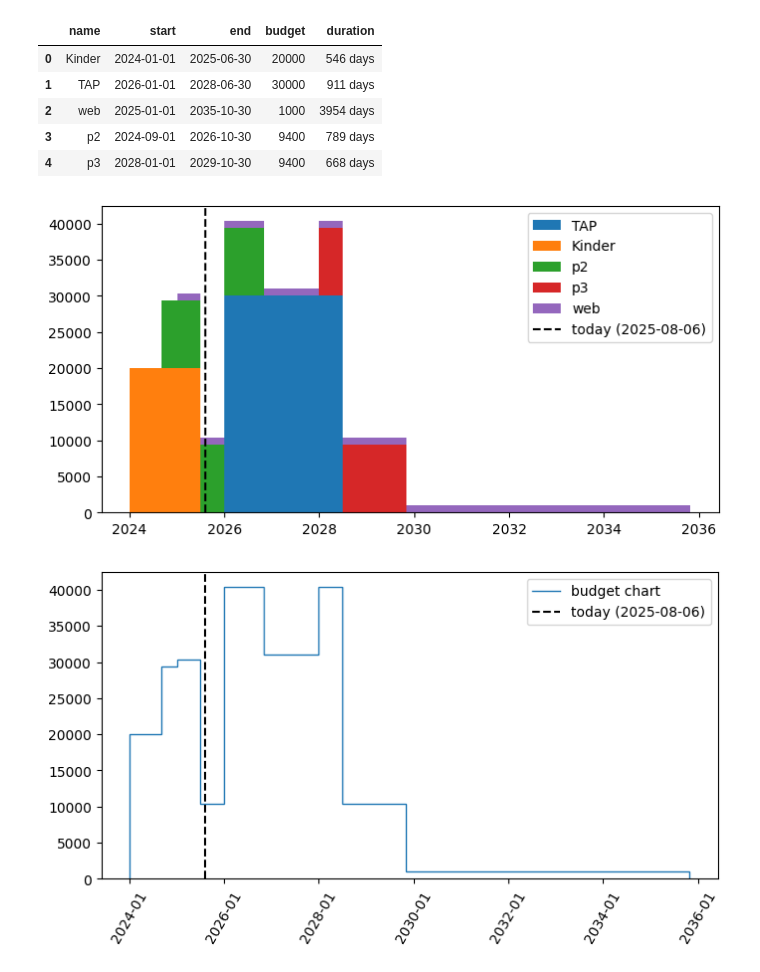
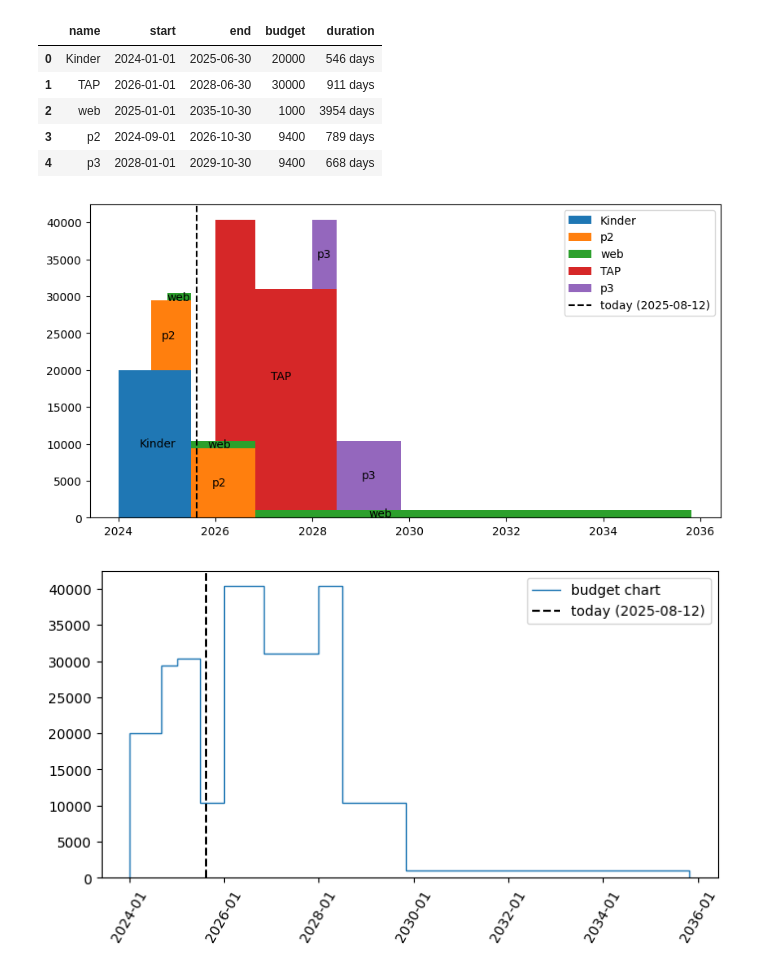
Before and after one commit to amirhoseinbidar/plot-proj, a Jupyter notebook: project.ipynb, the cells around one changed output. Cells and saved outputs as stored; diff of their text form; code cells hidden in the pictures.

```diff
--- a/project.ipynb
+++ b/project.ipynb
@@ -206,13 +280,14 @@ budget_df
 | 3 | p2 | 2024-09-01 | 2026-10-30 | 9400 | 789 days |
 | 4 | p3 | 2028-01-01 | 2029-10-30 | 9400 | 668 days |
 # %%
-priority_type = "budget"   # choices are budget - start - duration
-priority_ascending = False # choices are False - True
+priority_type = "start"   # choices are budget - start - duration
+priority_ascending = True # choices are False - True
+fig, ax = plt.subplots(figsize=(10, 5))
 
-ax = plot_budget(budget_df, priority_type, priority_ascending)
+ax = plot_budget(budget_df, priority_type, priority_ascending,ax)
 plt.show()
 # %% [output]
-[figure, old version]
+[figure, new version]
 # %%
 plot_budget_cumsum(df)
 plt.show()
```
Also changed, not shown: parts of 7 cells of this notebook.
